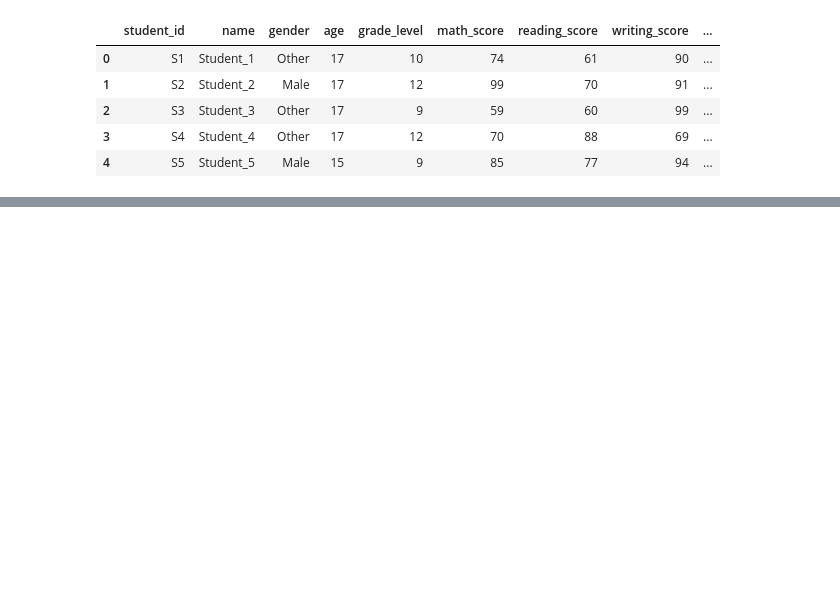
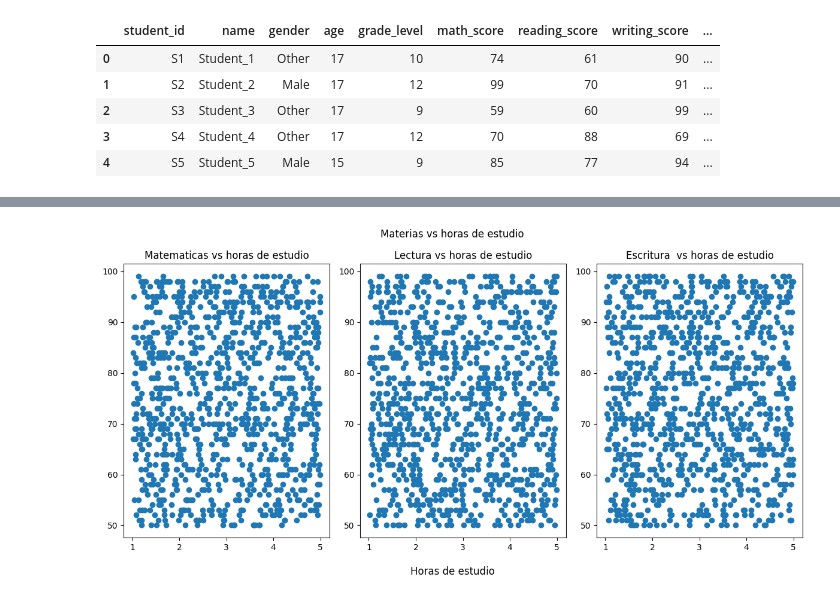
Before and after one commit to AidamZzzZ/student_academic_performance, a Jupyter notebook: notebooks/01.eda.ipynb, the cells around one changed output, grey strips where cells are left out. Cells and saved outputs as stored; diff of their text form; code cells hidden in the pictures; blank space fills up the shorter version.

```diff
--- a/notebooks/01.eda.ipynb
+++ b/notebooks/01.eda.ipynb
@@ -15,0 +109,18 @@ data.head()
+# %%
+x = "study_hours"
+
+fig, ax = plt.subplots(1, 3, figsize=(12, 6))
+fig.suptitle("Materias vs horas de estudio")
+fig.supxlabel("Horas de estudio")
+
+ax[0].scatter(data=data, x=x, y="math_score")
+ax[0].set_title("Matematicas vs horas de estudio")
+ax[1].scatter(data=data, x=x, y="reading_score")
+ax[1].set_title("Lectura vs horas de estudio")
+ax[2].scatter(data=data, x=x, y="writing_score")
+ax[2].set_title("Escritura  vs horas de estudio")
+
+plt.tight_layout()
+plt.show()
+# %% [output]
+[figure, added]
```
Also changed, not shown: parts of 13 cells of this notebook.
